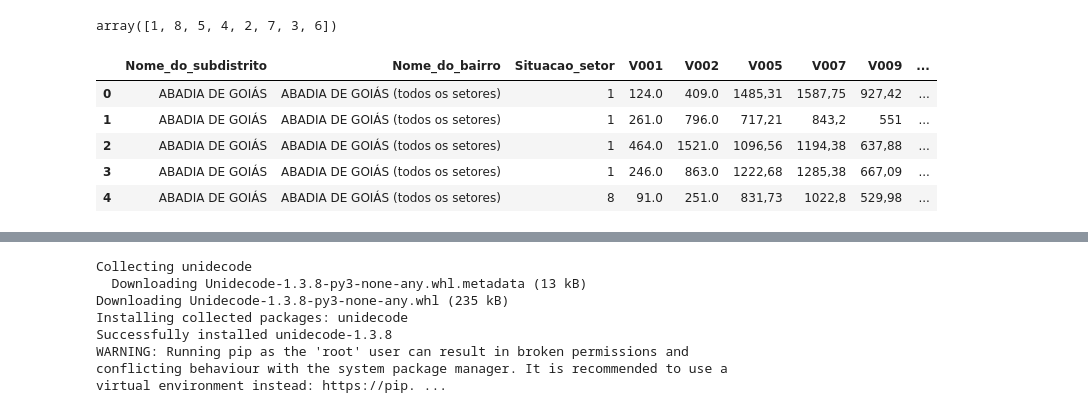
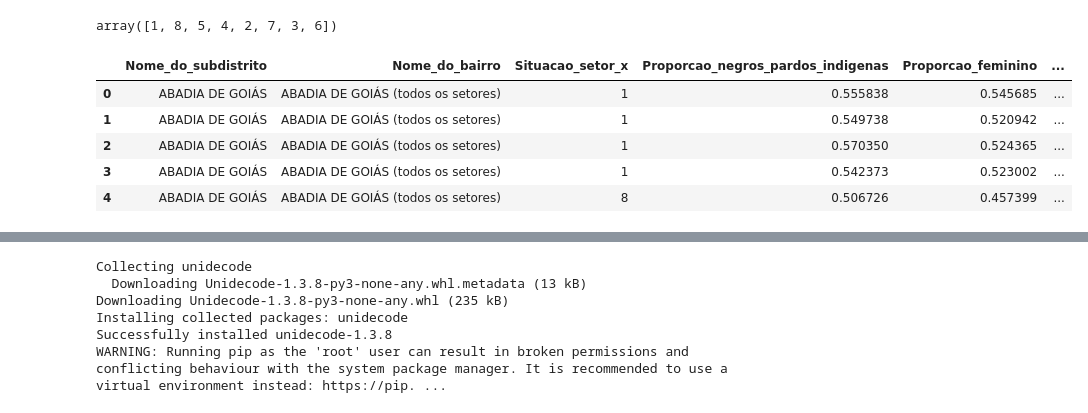
Before and after one commit to LisandraMoura/pipeline-dados-PDM, a Jupyter notebook: dataproc/IBGE.ipynb, the cells around one changed output, grey strips where cells are left out. Cells and saved outputs as stored; diff of their text form; code cells hidden in the pictures.

```diff
--- a/dataproc/IBGE.ipynb
+++ b/dataproc/IBGE.ipynb
@@ -46,3 +46,12 @@ WARNING: Running pip as the 'root' user can result in broken permissions and con
 # V011 -Valor do rendimento nominal médio mensal das pessoas de 10 anos ou mais de idade (com rendimento)
 
 # V012 - Variância V011
+# %%
+import pandas as pd
+
+# Caminho do arquivo no GCS
+gcs_path = "gs://trabalho-final-pdm/bronze/pessoa04_GO.csv"
+
+# Ler o arquivo diretamente usando pandas e gcsfs
+pessoas = pd.read_csv(gcs_path, encoding='Latin-1', sep=';', storage_options={"token": "google_default"})
+pessoas.head()
@@ -75,0 +146,4 @@ ibge.head
+# %%
+# NOVO combinação de pessoas com ibge
+ibge = pd.merge(result, ibge, on='Cod_setor', how='inner')
+ibge
@@ -136,15 +226,16 @@ array([1, 8, 5, 4, 2, 7, 3, 6])
 # %%
 # features mais relevantes para o nosso estudo
 
-ibge = ibge[['Nome_do_subdistrito', 'Nome_do_bairro', 'Situacao_setor', 'V001', 'V002', 'V005', 'V007', 'V009','V011']]
+ibge = ibge[['Nome_do_subdistrito', 'Nome_do_bairro', 'Situacao_setor_x','Proporcao_negros_pardos_indigenas','Proporcao_feminino',
+       'Proporcao_18_39', 'V001', 'V002', 'V005', 'V007', 'V009','V011']]
 ibge.head()
 # %% [output]
-|  | Nome_do_subdistrito | Nome_do_bairro | Situacao_setor | V001 | V002 | V005 | V007 | V009 | ... |
-| 0 | ABADIA DE GOIÁS | ABADIA DE GOIÁS (todos os setores) | 1 | 124.0 | 409.0 | 1485,31 | 1587,75 | 927,42 | ... |
-| 1 | ABADIA DE GOIÁS | ABADIA DE GOIÁS (todos os setores) | 1 | 261.0 | 796.0 | 717,21 | 843,2 | 551 | ... |
-| 2 | ABADIA DE GOIÁS | ABADIA DE GOIÁS (todos os setores) | 1 | 464.0 | 1521.0 | 1096,56 | 1194,38 | 637,88 | ... |
-| 3 | ABADIA DE GOIÁS | ABADIA DE GOIÁS (todos os setores) | 1 | 246.0 | 863.0 | 1222,68 | 1285,38 | 667,09 | ... |
-| 4 | ABADIA DE GOIÁS | ABADIA DE GOIÁS (todos os setores) | 8 | 91.0 | 251.0 | 831,73 | 1022,8 | 529,98 | ... |
+|  | Nome_do_subdistrito | Nome_do_bairro | Situacao_setor_x | Proporcao_negros_pardos_indigenas | Proporcao_feminino | ... |
+| 0 | ABADIA DE GOIÁS | ABADIA DE GOIÁS (todos os setores) | 1 | 0.555838 | 0.545685 | ... |
+| 1 | ABADIA DE GOIÁS | ABADIA DE GOIÁS (todos os setores) | 1 | 0.549738 | 0.520942 | ... |
+| 2 | ABADIA DE GOIÁS | ABADIA DE GOIÁS (todos os setores) | 1 | 0.570350 | 0.524365 | ... |
+| 3 | ABADIA DE GOIÁS | ABADIA DE GOIÁS (todos os setores) | 1 | 0.542373 | 0.523002 | ... |
+| 4 | ABADIA DE GOIÁS | ABADIA DE GOIÁS (todos os setores) | 8 | 0.506726 | 0.457399 | ... |
 # %%
 ibge.shape
 # %% [output]
```
Also changed, not shown: parts of 14 cells of this notebook, 12 other files.
